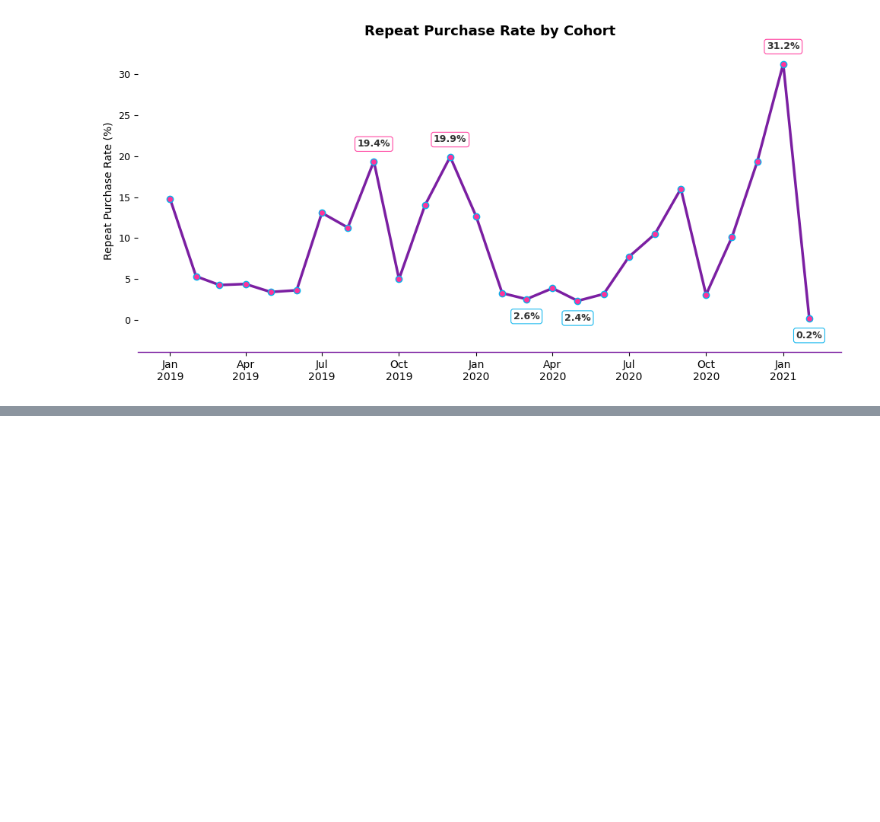
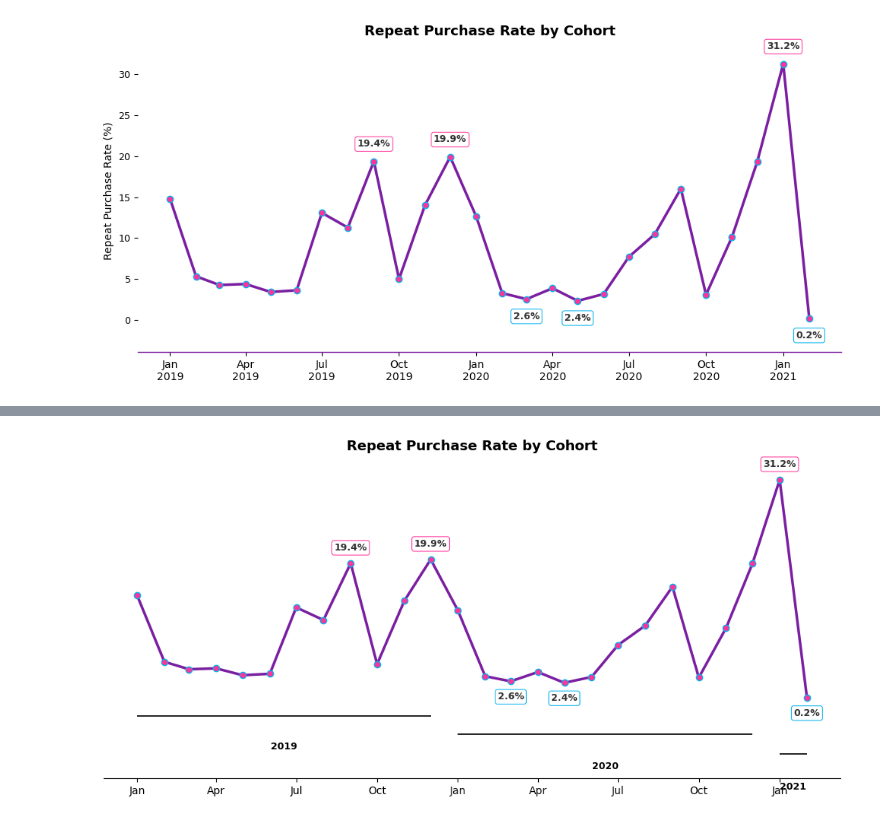
Before and after one commit to data-sous-shaif/Gamezone-Orders-Data, a Jupyter notebook: NSM.ipynb, the cells around one changed output, grey strips where cells are left out. Drawn from its saved outputs; the diff is of its cells as text; code cells hidden in the pictures; blank space fills up the shorter version.

```diff
--- a/NSM.ipynb
+++ b/NSM.ipynb
@@ -794,0 +411,100 @@ plt.show()
+# %%
+import matplotlib.pyplot as plt
+import pandas as pd
+
+# Ensure datetime and sort
+rpr['cohort'] = pd.to_datetime(rpr['cohort'], format='%Y-%m')
+rpr = rpr.sort_values('cohort')
+
+# Identify top 3 and bottom 3
+top3 = rpr.nlargest(3, 'repeat_purchase_rate_%')
+bottom3 = rpr.nsmallest(3, 'repeat_purchase_rate_%')
+
+# --- Plot setup ---
+fig, ax = plt.subplots(figsize=(10, 5), facecolor='white')
+
+# Continuous line
+ax.plot(
+    rpr['cohort'],
+    rpr['repeat_purchase_rate_%'],
+    color="#7B1FA2",
+    linewidth=2.5,
+    marker='o',
+    markerfacecolor="#FF3399",
+    markeredgecolor="#03b2ed",
+    zorder=3
+)
+
+# --- Quarter-based ticks ---
+quarter_ticks = rpr[rpr['cohort'].dt.month.isin([1, 4, 7, 10])]
+ax.set_xticks(quarter_ticks['cohort'])
+ax.set_xticklabels(
+    [m for m in quarter_ticks['cohort'].dt.strftime('%b')],
+    fontsize=9
+)
+
+# --- Highlight labels ---
+for _, row in top3.iterrows():
+    ax.text(
+        row['cohort'],
+        row['repeat_purchase_rate_%'] + 1.5,
+        f"{row['repeat_purchase_rate_%']:.1f}%",
+        ha='center',
+        va='bottom',
+        fontsize=9,
+        fontweight='bold',
+        color="#333333",
+        bbox=dict(boxstyle="round,pad=0.25", fc="white", ec="#FF3399", lw=0.8, alpha=0.9)
+    )
+
+for _, row in bottom3.iterrows():
+    ax.text(
+        row['cohort'],
+        row['repeat_purchase_rate_%'] - 1.5,
+        f"{row['repeat_purchase_rate_%']:.1f}%",
+        ha='center',
+        va='top',
+        fontsize=9,
+        fontweight='bold',
+        color="#333333",
+        bbox=dict(boxstyle="round,pad=0.25", fc="white", ec="#03b2ed", lw=0.8, alpha=0.9)
+    )
+
+# --- Remove y-axis completely ---
+ax.set_ylabel("")
+ax.set_yticks([])
+ax.tick_params(axis='y', length=0)  # hide y-axis ticks
+
+# --- Styling ---
+ax.set_title("Repeat Purchase Rate by Cohort", fontsize=13, fontweight='bold', pad=15)
+ax.set_xlabel("")
+ax.grid(False)
+
+# Hide all spines except bottom
+for spine in ['top', 'right', 'left']:
+    ax.spines[spine].set_visible(False)
+
+# --- Draw year line beneath x-axis ---
+years = rpr['cohort'].dt.year.unique()
+for year in years:
+    start = rpr[rpr['cohort'].dt.year == year]['cohort'].min()
+    end = rpr[rpr['cohort'].dt.year == year]['cohort'].max()
+    ax.hlines(y=ax.get_ylim()[0] - 1, xmin=start, xmax=end, color='black', linewidth=1.2)  # line for year
+    ax.text(
+        x=start + (end - start)/2,
+        y=ax.get_ylim()[0] - 2,
+        s=str(year),
+        ha='center',
+        va='top',
+        fontsize=9,
+        fontweight='bold'
+    )
+
+# Lower the x-axis a bit
+ax.spines['bottom'].set_position(('outward', 10))
+ax.spines['bottom'].set_visible(True)
+
+plt.tight_layout()
+plt.show()
+# %% [output]
+[figure, added]
```
Also changed, not shown: parts of 8 cells of this notebook, 24 other files.
